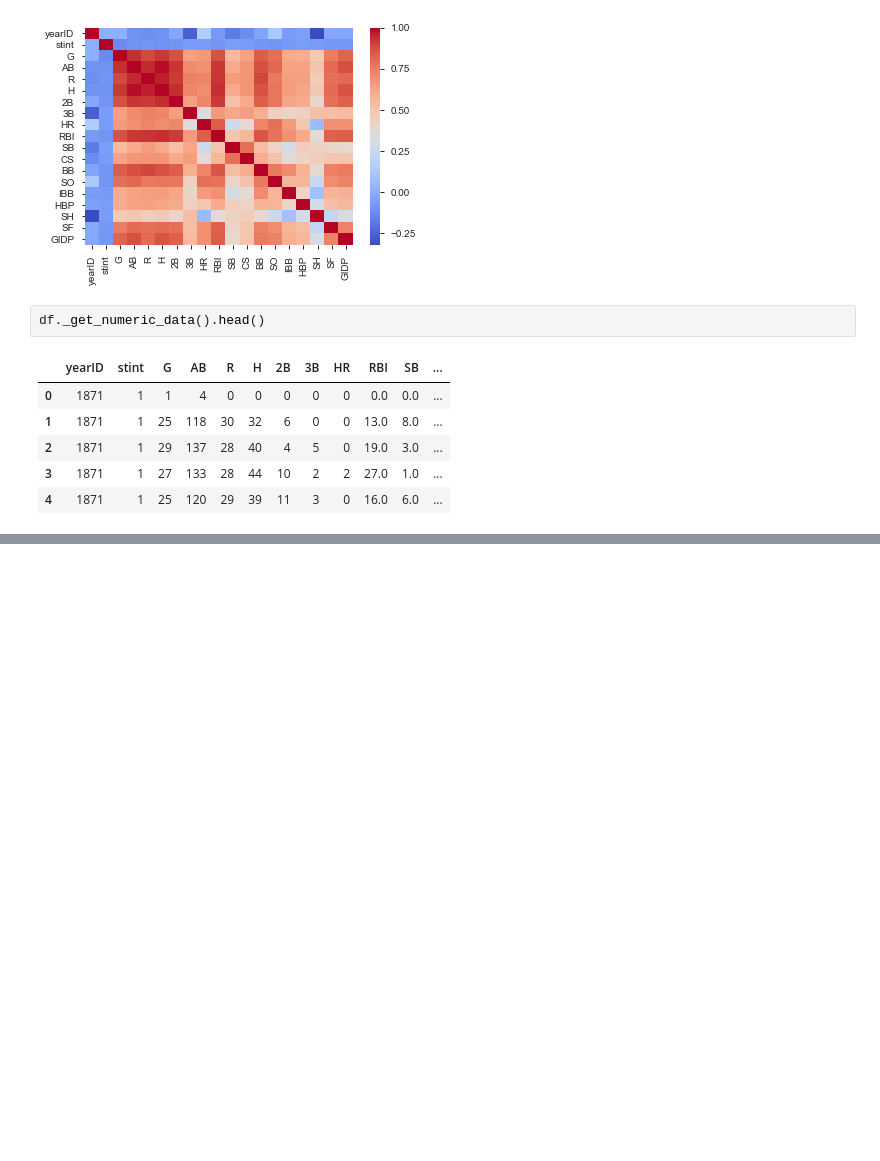
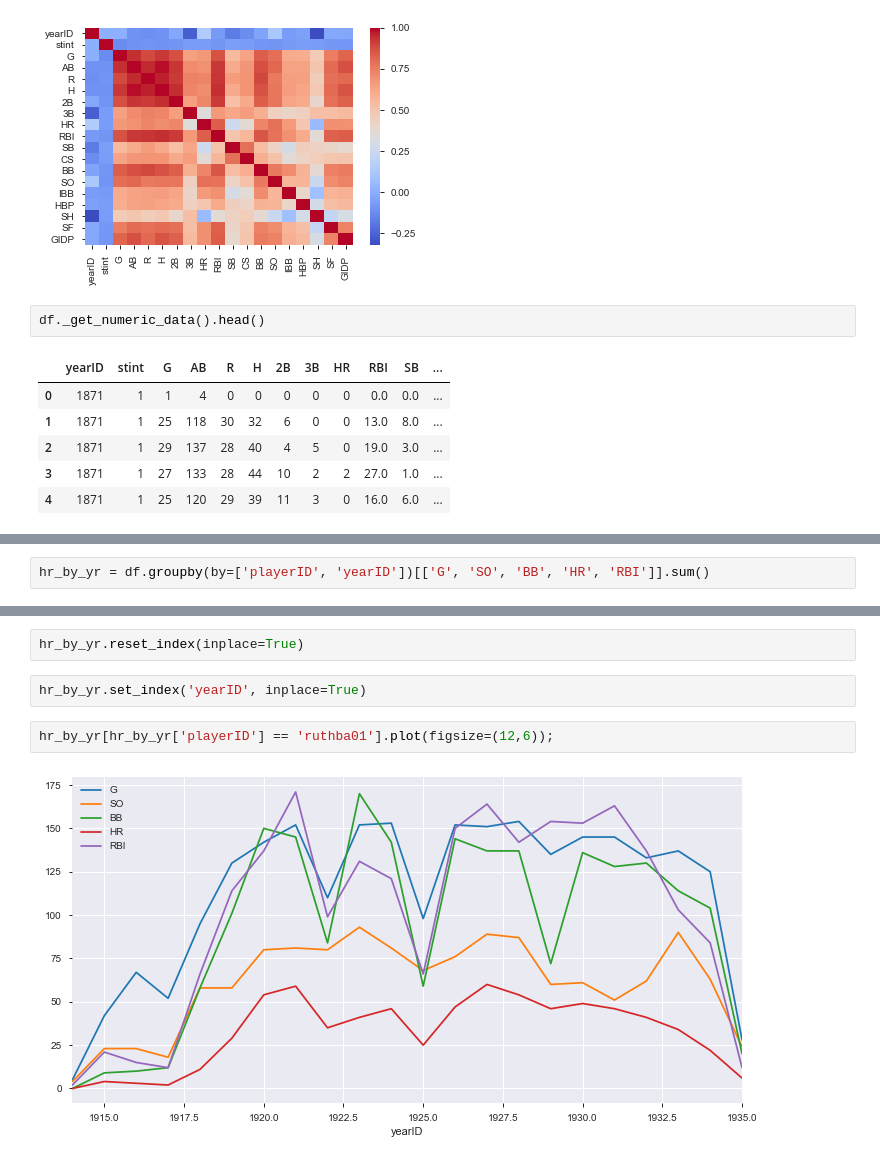
Before and after one commit to mariojrgithub/capstone, a Jupyter notebook: batting_eda.ipynb, the cells around one changed output, grey strips where cells are left out. Saved outputs shown, nothing was run; the diff lists cells and outputs as text; blank space fills up the shorter version.

```diff
--- a/batting_eda.ipynb
+++ b/batting_eda.ipynb
@@ -89,3 +90,5 @@ df._get_numeric_data().head()
 pp.ProfileReport(df)
 # %% [output]
 [interactive output not drawn]
+# %%
+hr_by_yr = df.groupby(by=['playerID', 'yearID'])[['G', 'SO', 'BB', 'HR', 'RBI']].sum()
@@ -91,0 +137,8 @@ pp.ProfileReport(df)
+# %%
+hr_by_yr.reset_index(inplace=True)
+# %%
+hr_by_yr.set_index('yearID', inplace=True)
+# %%
+hr_by_yr[hr_by_yr['playerID'] == 'ruthba01'].plot(figsize=(12,6));
+# %% [output]
+[figure, added]
```
Also changed, not shown: parts of 14 cells of this notebook.
